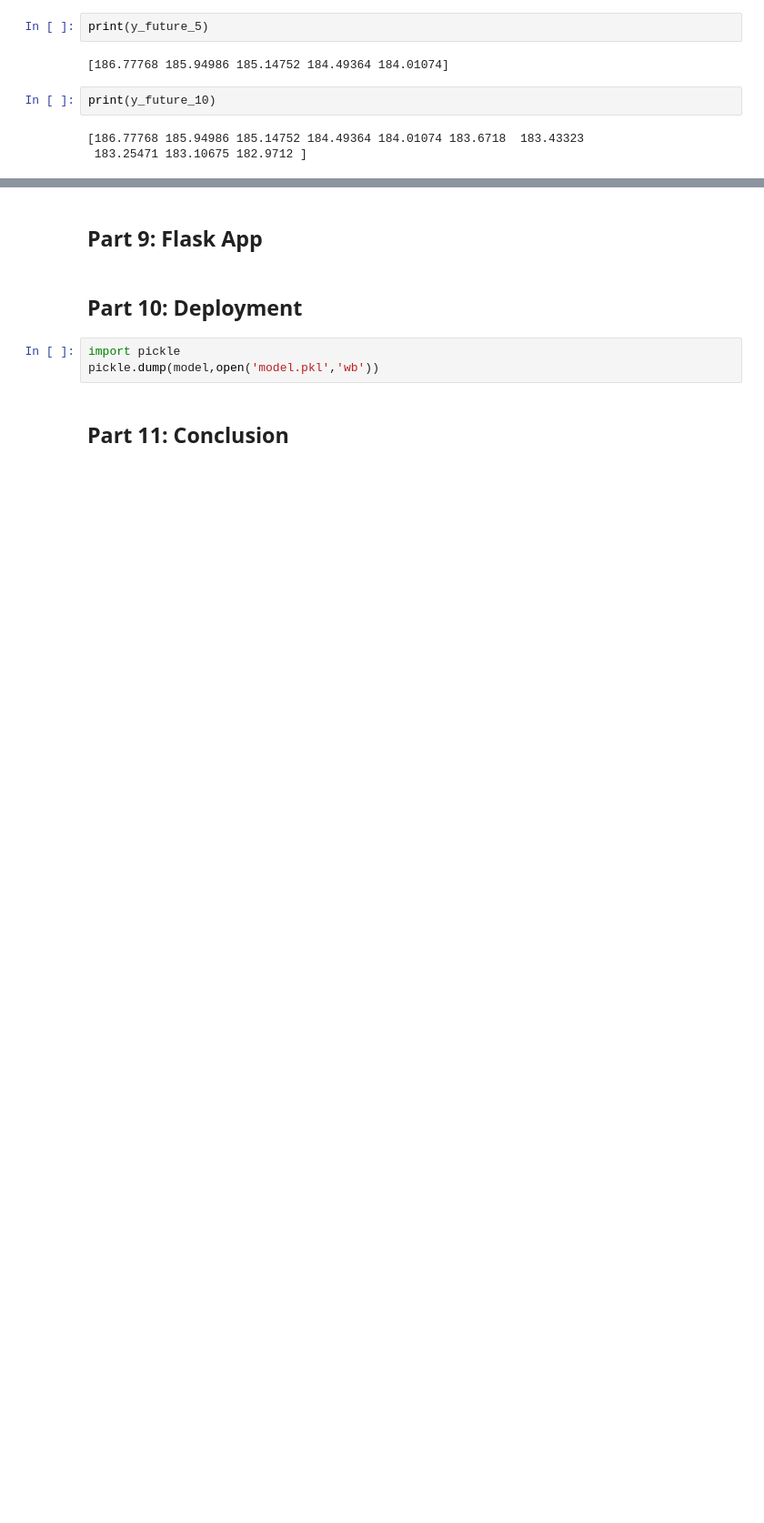
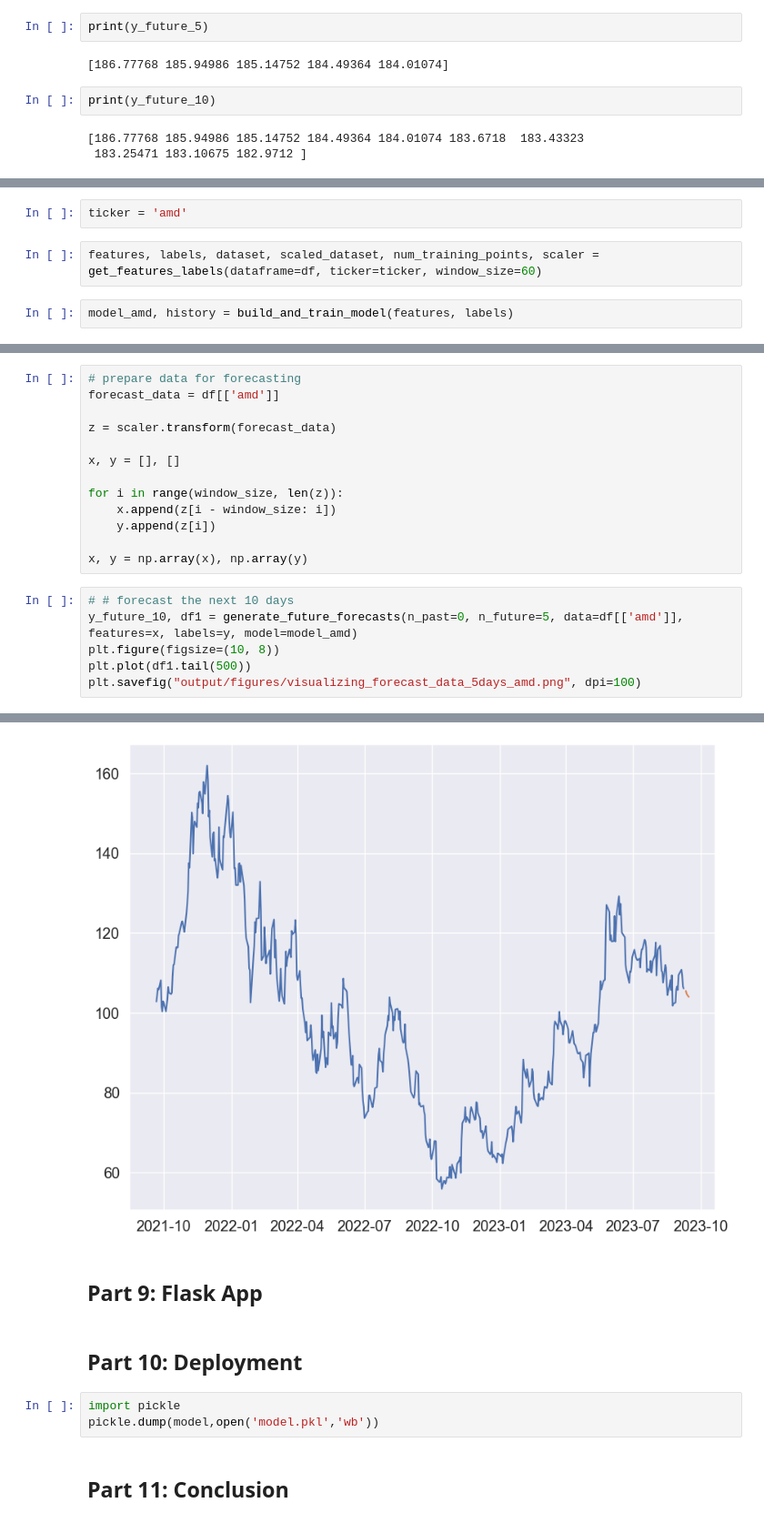
Before and after one commit to thonglamhai/stock-price-prediction, a Jupyter notebook: experiements_multivariate.ipynb, the cells around one changed output, grey strips where cells are left out. Shown at 91% size. Cells and saved outputs as stored; diff of their text form; blank space fills up the shorter version.

```diff
--- a/experiements_multivariate.ipynb
+++ b/experiements_multivariate.ipynb
@@ -430,0 +407,6 @@ print(y_future_10)
+# %%
+ticker = 'amd'
+# %%
+features, labels, dataset, scaled_dataset, num_training_points, scaler = get_features_labels(dataframe=df, ticker=ticker, window_size=60)
+# %%
+model_amd, history = build_and_train_model(features, labels)
@@ -430,0 +431,20 @@ print(y_future_10)
+# %%
+# prepare data for forecasting
+forecast_data = df[['amd']]
+
+z = scaler.transform(forecast_data)
+
+x, y = [], []
+
+for i in range(window_size, len(z)):
+    x.append(z[i - window_size: i])
+    y.append(z[i])
+
+x, y = np.array(x), np.array(y)
+# %%
+# # forecast the next 10 days
+y_future_10, df1 = generate_future_forecasts(n_past=0, n_future=5, data=df[['amd']], features=x, labels=y, model=model_amd)
+plt.figure(figsize=(10, 8))
+plt.plot(df1.tail(500))
+plt.savefig("output/figures/visualizing_forecast_data_5days_amd.png", dpi=100)
+# %% [output]
@@ -431,3 +456,4 @@ print(y_future_10)
+[figure, added]
 # %% [markdown]
 ## Part 9: Flask App
 # %% [markdown]
```
Also changed, not shown: parts of 12 cells of this notebook, 3 other files.
